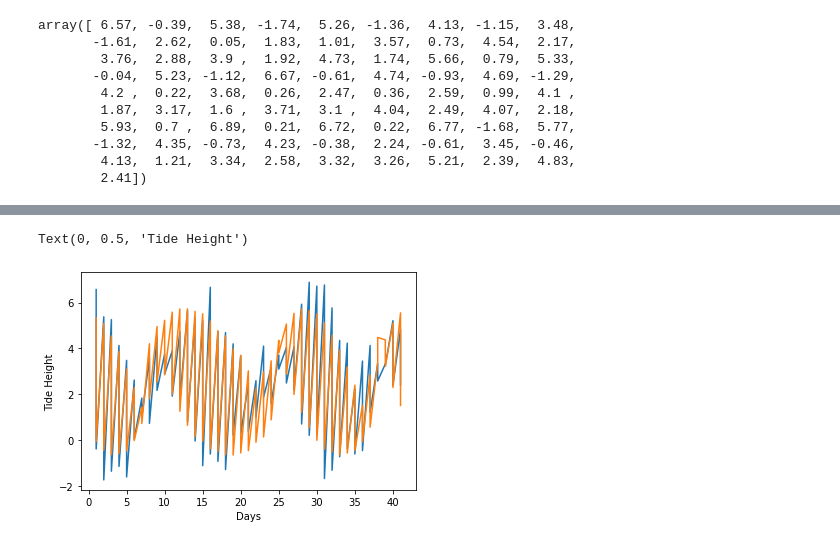
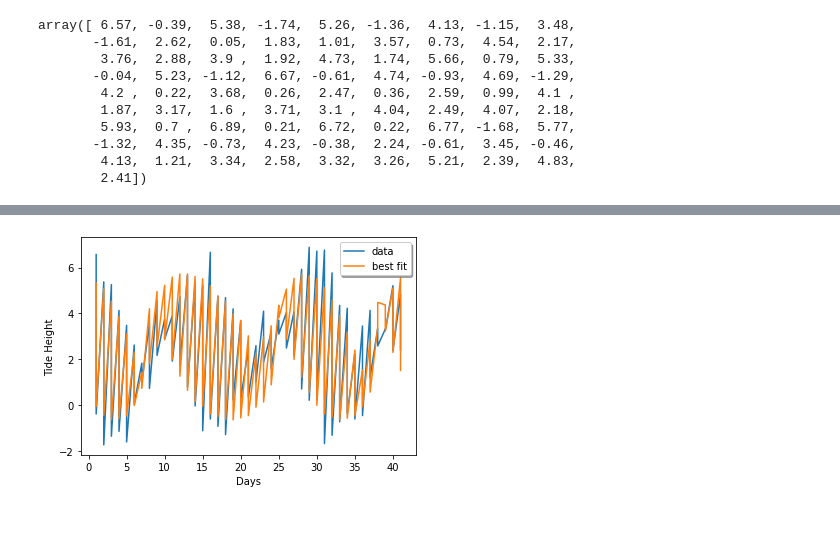
Before and after one commit to Eddysunday012/Astr-Group-Project, a Jupyter notebook: main.ipynb, the cells around one changed output, grey strips where cells are left out. Saved outputs shown, nothing was run; the diff lists cells and outputs as text; code cells hidden in the pictures.

```diff
--- a/main.ipynb
+++ b/main.ipynb
@@ -56,7 +54,7 @@ array([ 6.57, -0.39,  5.38, -1.74,  5.26, -1.36,  4.13, -1.15,  3.48,
         4.13,  1.21,  3.34,  2.58,  3.32,  3.26,  5.21,  2.39,  4.83,
         2.41])
 # %%
-def oscillatory(day, time, tide):
+""" def oscillatory(day, time, tide):
     times = []
     for i in range(len(time)):
         t = float(time[i].replace(':', '.'))
@@ -65,9 +63,4 @@ def oscillatory(day, time, tide):
 
     best_fit = [2*math.sin(times[i] / 4) * math.sin(times[i] / 6) + (math.sin(times[i] / 4) + 2) for i in range(len(times))]
 
-    plt.plot(day, tide, day, best_fit)
-    plt.xlabel("Days")
-    plt.ylabel("Tide Height")
-
-    diff = [tide[i] - best_fit[i] for i in range(len(tide))]
-    print(diff)
+    return best_fit """
@@ -95,12 +98,12 @@ array([ 4.87815859e+04, -1.11512514e+01,  2.12213476e+04,  4.29257831e-01,
 # %%
-plt.plot(day, tide)
-plt.plot(day, oscicllationFunc(times, *popt))
+plt.plot(day, tide, label="data")
+plt.plot(day, oscicllationFunc(times, *popt), label="best fit")
 plt.xlabel("Days")
 plt.ylabel("Tide Height")
+plt.legend(loc='best', fancybox=True, shadow=True)
 plt.savefig("TidalMeasurements.pdf")
 # %% [output]
-Text(0, 0.5, 'Tide Height')
-[figure, old version]
+[figure, new version]
 # %%
 residuals = tide- oscicllationFunc(times, *popt)
 ss_res = np.sum(residuals**2)
```
Also changed, not shown: parts of 11 cells of this notebook, 2 other files.
